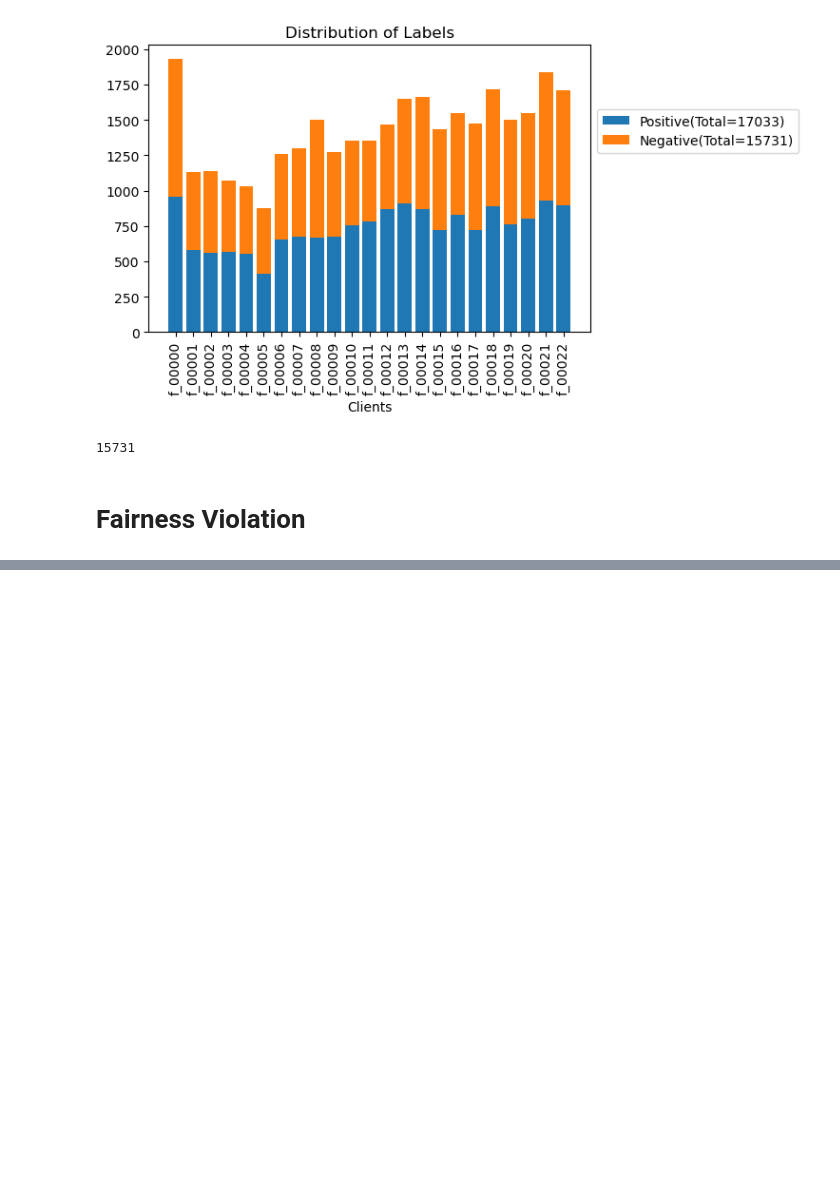
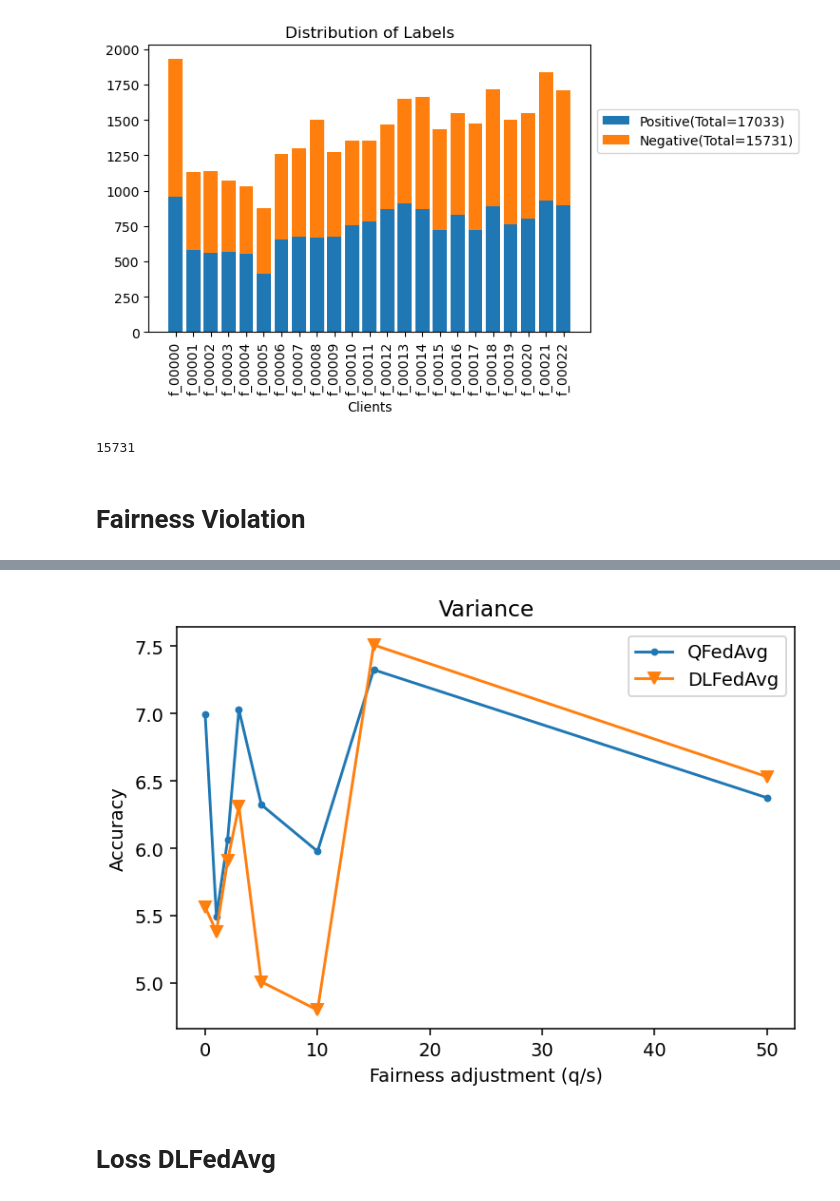
Before and after one commit to Ton-0702/federate-learning, a Jupyter notebook: notebooks/Explore_Vehicle.ipynb, the cells around one changed output, grey strips where cells are left out. Drawn from its saved outputs; the diff is of its cells as text; code cells hidden in the pictures; blank space fills up the shorter version.

```diff
--- a/notebooks/Explore_Vehicle.ipynb
+++ b/notebooks/Explore_Vehicle.ipynb
@@ -172,0 +189,18 @@ x
+# %%
+label = 'var'
+
+x = df1.q
+y1 = df1[label]
+y2 = df2[label]
+
+plt.plot(x, y1, label = 'QFedAvg', marker=".")
+plt.plot(x, y2, label = 'DLFedAvg', marker="v")
+plt.xlabel('Fairness adjustment (q/s)')
+plt.ylabel('Accuracy')
+plt.legend()
+plt.title('Variance')
+plt.savefig('var.png')
+# %% [output]
+[figure, added]
+# %% [markdown]
+# Loss DLFedAvg
```
Also changed, not shown: parts of 48 cells of this notebook, 1 other file.
